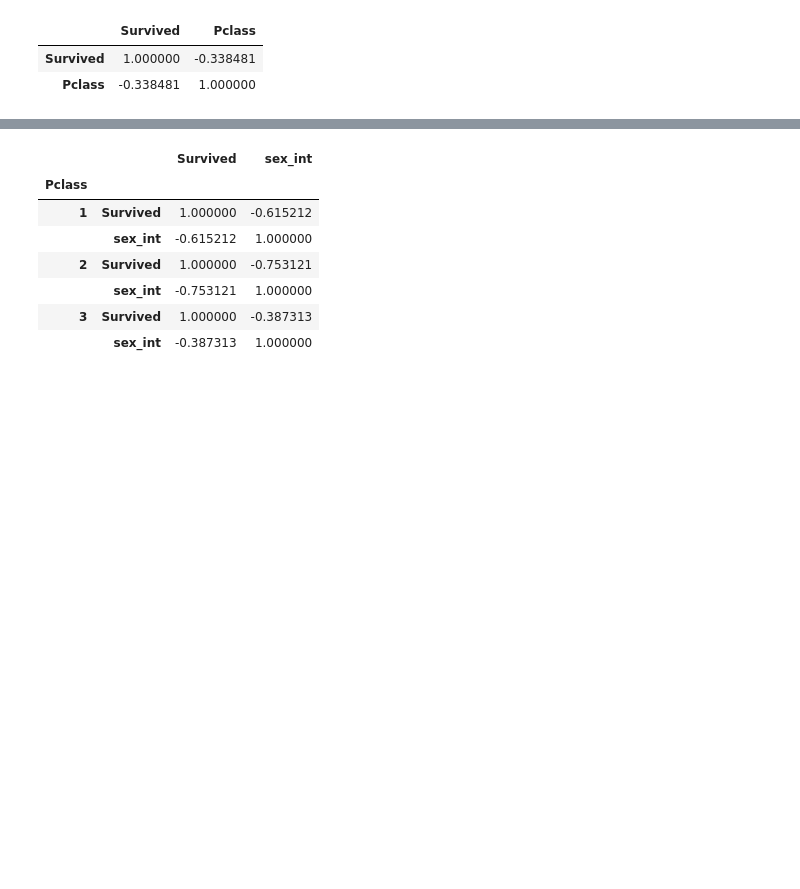
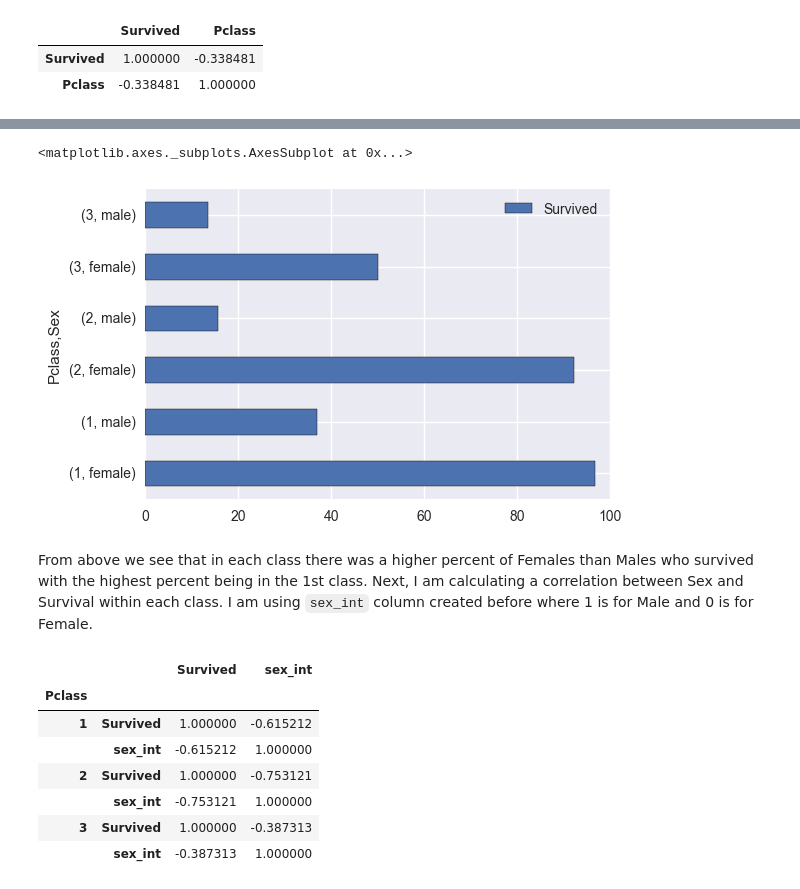
Before and after one commit to julia-kudinovich/data-analysis-p2-investigate-dataset, a Jupyter notebook: P2 Investigate a Dataset.ipynb, the cells around one changed output, grey strips where cells are left out. Cells and saved outputs as stored; diff of their text form; code cells hidden in the pictures; blank space fills up the shorter version.

```diff
--- a/P2 Investigate a Dataset.ipynb
+++ b/P2 Investigate a Dataset.ipynb
@@ -163,0 +186,5 @@ Now, after we discovered that there might be a higher chance of survival if the
+# %%
+grouped_data = titanic_df.groupby(['Pclass', 'Sex'])[['Survived']]
+##Percent of male/female surived in each class.
+percent = (grouped_data.sum() /grouped_data.count())*100
+percent
@@ -164,3 +200,11 @@ Now, after we discovered that there might be a higher chance of survival if the
+# %%
+percent.plot(kind='barh')
+# %% [output]
+<matplotlib.axes._subplots.AxesSubplot at 0x...>
+[figure, added]
+# %% [markdown]
+From above we see that in each class there was a higher percent of Females than Males who survived with the highest percent being in the 1st class.
+Next, I am calculating a correlation between Sex and Survival within each class. I am using `sex_int` column created before where 1 is for Male and 0 is for Female.
 # %%
  titanic_df.groupby('Pclass')[['Survived','sex_int']].corr()
 # %% [output]
```
Also changed, not shown: parts of 26 cells of this notebook, 1 other file.
